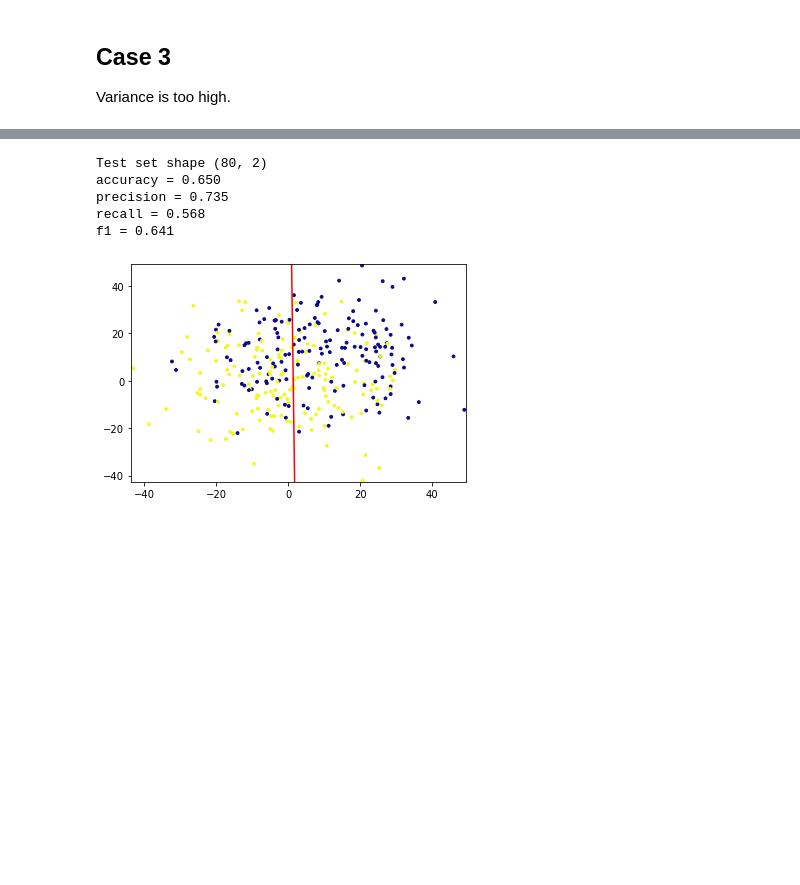
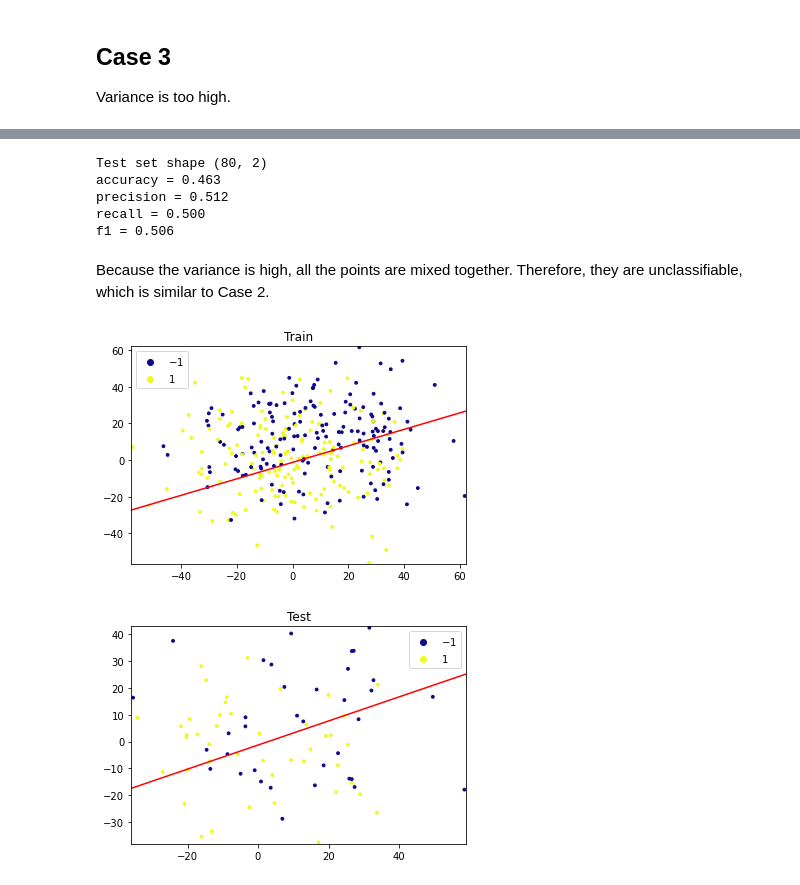
Before and after one commit to XDZhelheim/CS324-DeepLearning-Lab, a Jupyter notebook: Assignment1/Part1/task1.ipynb, the cells around one changed output, grey strips where cells are left out. Cells and saved outputs as stored; diff of their text form; code cells hidden in the pictures; blank space fills up the shorter version.

```diff
--- a/Assignment1/Part1/task1.ipynb
+++ b/Assignment1/Part1/task1.ipynb
@@ -144,7 +170,7 @@ plt.plot(x_plot, y_plot, c="red");
 
 Variance is too high.
 # %%
-mu1, mu2, sigma1, sigma2 = 0, 10, 15, 15
+mu1, mu2, sigma1, sigma2 = 0, 10, 20, 20
 
 p = Perceptron(DIM, MAX_EPOCHS, LR)
 
@@ -182,17 +208,32 @@ print("recall = %.3f" % metrics.recall_score(y_test, y_pred))
 print("f1 = %.3f" % metrics.f1_score(y_test, y_pred))
 # %% [output]
 Test set shape (80, 2)
-accuracy = 0.650
-precision = 0.735
-recall = 0.568
-f1 = 0.641
+accuracy = 0.463
+precision = 0.512
+recall = 0.500
+f1 = 0.506
+# %% [markdown]
+Because the variance is high, all the points are mixed together. Therefore, they are unclassifiable, which is similar to Case 2.
 # %%
-plt.scatter(x_train[:, 0], x_train[:, 1], c=y_train, s=8, cmap="plasma")
-
+points = plt.scatter(x_train[:, 0], x_train[:, 1], c=y_train, s=8, cmap="plasma")
 x_plot = np.linspace(-1000, 1000, 100)
 y_plot = (-p.w[0] * x_plot - p.b) / p.w[1]
 plt.xlim(np.min(x_train[:, 0]) - 0.5, np.max(x_train[:, 0]) + 0.5)
 plt.ylim(np.min(x_train[:, 1]) - 0.5, np.max(x_train[:, 1]) + 0.5)
-plt.plot(x_plot, y_plot, c="red");
+plt.legend(*points.legend_elements())
+plt.title("Train")
+plt.plot(x_plot, y_plot, c="red")
+plt.show();
+
+points = plt.scatter(x_test[:, 0], x_test[:, 1], c=y_test, s=8, cmap="plasma")
+x_plot = np.linspace(-1000, 1000, 100)
+y_plot = (-p.w[0] * x_plot - p.b) / p.w[1]
+plt.xlim(np.min(x_test[:, 0]) - 0.5, np.max(x_test[:, 0]) + 0.5)
+plt.ylim(np.min(x_test[:, 1]) - 0.5, np.max(x_test[:, 1]) + 0.5)
+plt.legend(*points.legend_elements())
+plt.title("Test")
+plt.plot(x_plot, y_plot, c="red")
+plt.show();
 # %% [output]
-[figure, old version]
+[figure, new version]
+[figure, added]
```
Also changed, not shown: parts of 5 cells of this notebook, 3 other files.
